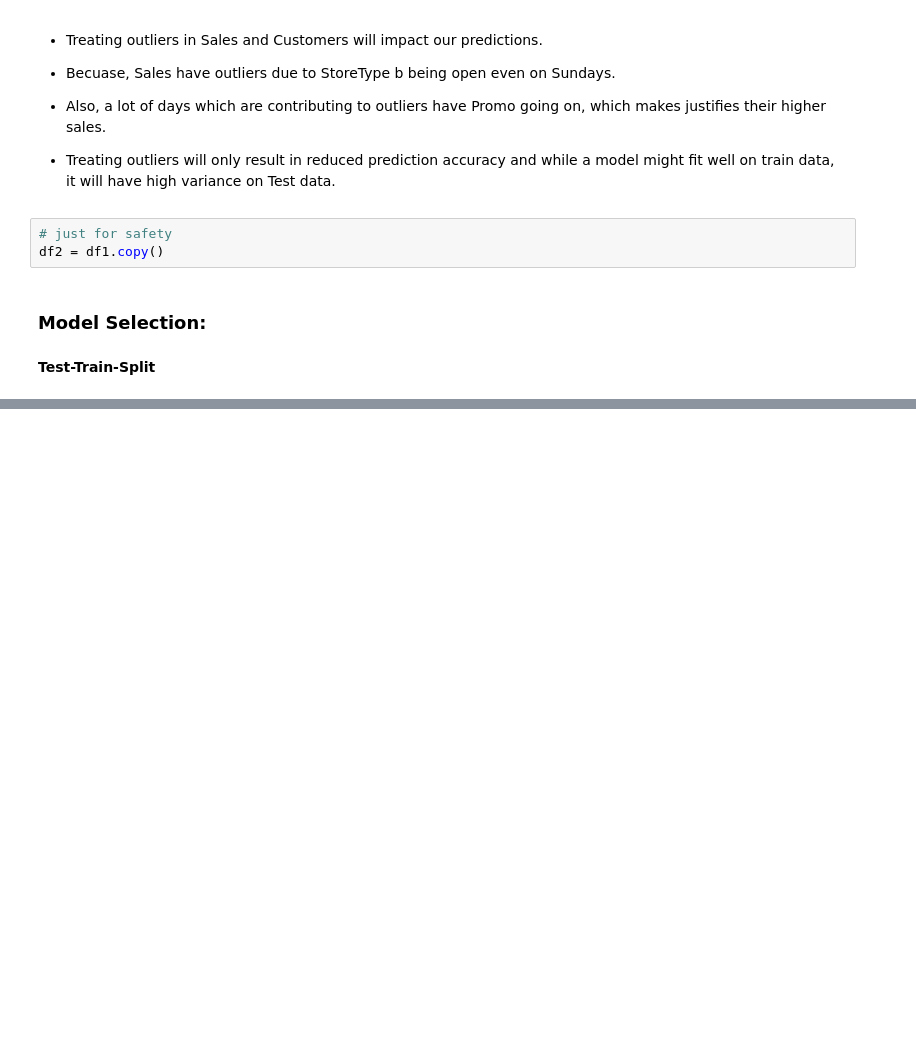
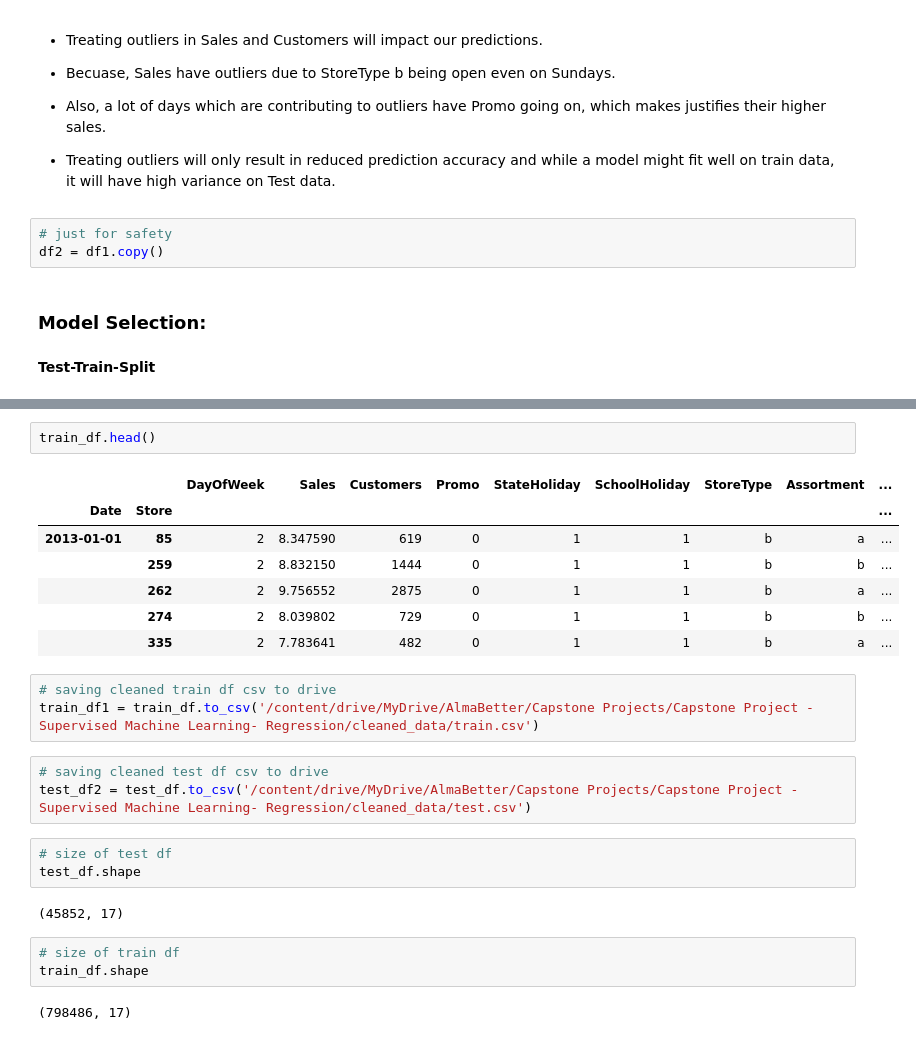
Before and after one commit to Bprs68/Rossmann-Sales-Prediction-, a Jupyter notebook: Rossmann_Sales_Prediction_Capstone_Project.ipynb, the cells around one changed output, grey strips where cells are left out. Saved outputs shown, nothing was run; the diff lists cells and outputs as text; blank space fills up the shorter version.

```diff
--- a/Rossmann_Sales_Prediction_Capstone_Project.ipynb
+++ b/Rossmann_Sales_Prediction_Capstone_Project.ipynb
@@ -861,0 +884,26 @@ hi = pd.to_csv()
+# %%
+train_df.head()
+# %% [output]
+|  |  | DayOfWeek | Sales | Customers | Promo | StateHoliday | SchoolHoliday | StoreType | Assortment | ... |
+| Date | Store |  |  |  |  |  |  |  |  | ... |
+| 2013-01-01 | 85 | 2 | 8.347590 | 619 | 0 | 1 | 1 | b | a | ... |
+|  | 259 | 2 | 8.832150 | 1444 | 0 | 1 | 1 | b | b | ... |
+|  | 262 | 2 | 9.756552 | 2875 | 0 | 1 | 1 | b | a | ... |
+|  | 274 | 2 | 8.039802 | 729 | 0 | 1 | 1 | b | b | ... |
+|  | 335 | 2 | 7.783641 | 482 | 0 | 1 | 1 | b | a | ... |
+# %%
+# saving cleaned train df csv to drive
+train_df1 = train_df.to_csv('/content/drive/MyDrive/AlmaBetter/Capstone Projects/Capstone Project - Supervised Machine Learning- Regression/cleaned_data/train.csv')
+# %%
+# saving cleaned test df csv to drive
+test_df2 = test_df.to_csv('/content/drive/MyDrive/AlmaBetter/Capstone Projects/Capstone Project - Supervised Machine Learning- Regression/cleaned_data/test.csv')
+# %%
+# size of test df
+test_df.shape
+# %% [output]
+(45852, 17)
+# %%
+# size of train df
+train_df.shape
+# %% [output]
+(798486, 17)
```
Also changed, not shown: parts of 18 cells of this notebook.
